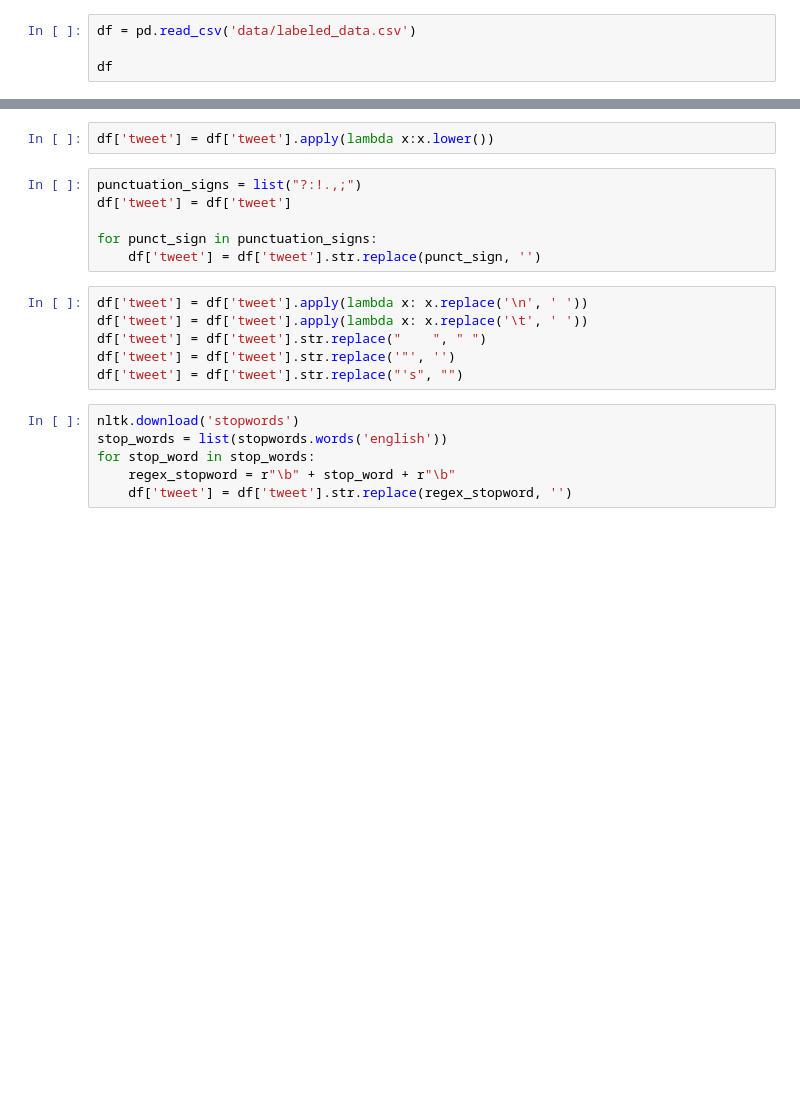
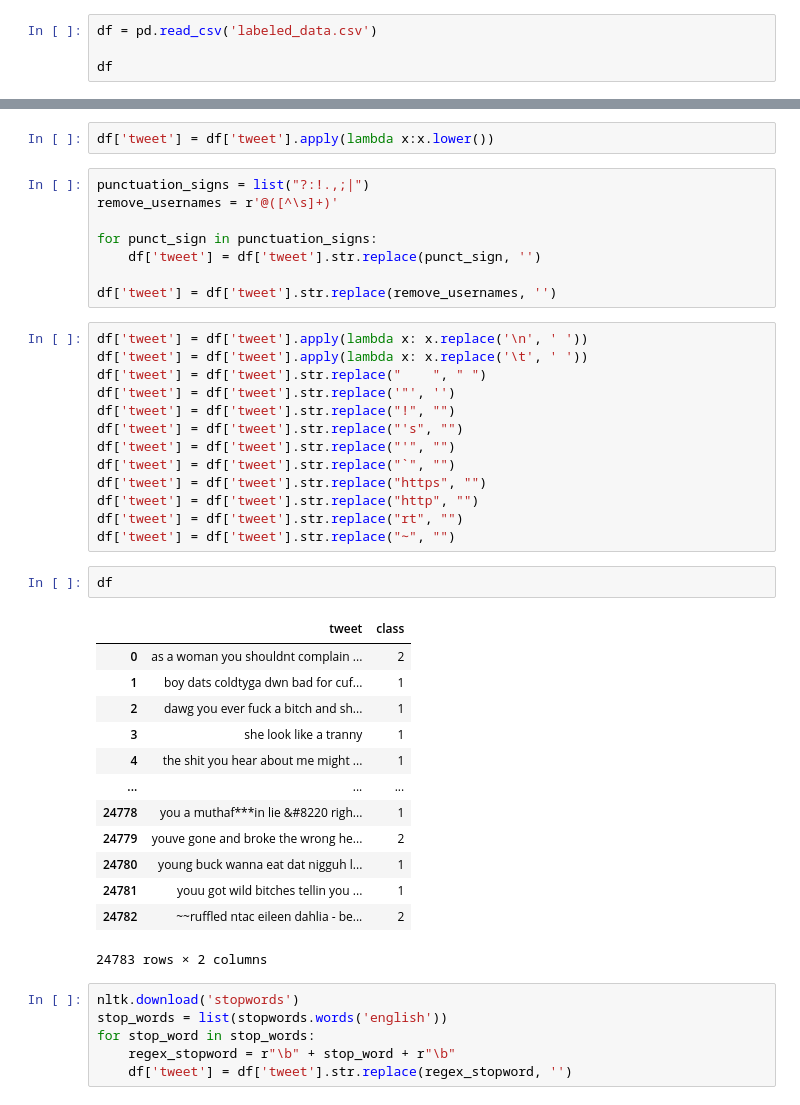
Before and after one commit to LuluW8071/Text-Sentiment-Analysis, a Jupyter notebook: Hate_Speech_Detection.ipynb, the cells around one changed output, grey strips where cells are left out. Saved outputs shown, nothing was run; the diff lists cells and outputs as text; blank space fills up the shorter version.

```diff
--- a/Hate_Speech_Detection.ipynb
+++ b/Hate_Speech_Detection.ipynb
@@ -4,7 +4,7 @@
 import pandas as pd
 import numpy as np
 # %%
-df = pd.read_csv('data/labeled_data.csv')
+df = pd.read_csv('labeled_data.csv')
 
 df
 # %% [output]
@@ -46,17 +46,42 @@ dtype: int64
 # %%
 df['tweet'] = df['tweet'].apply(lambda x:x.lower())
 # %%
-punctuation_signs = list("?:!.,;")
-df['tweet'] = df['tweet']
+punctuation_signs = list("?:!.,;|")
+remove_usernames = r'@([^\s]+)'
 
 for punct_sign in punctuation_signs:
     df['tweet'] = df['tweet'].str.replace(punct_sign, '')
+
+df['tweet'] = df['tweet'].str.replace(remove_usernames, '')
 # %%
 df['tweet'] = df['tweet'].apply(lambda x: x.replace('\n', ' '))
 df['tweet'] = df['tweet'].apply(lambda x: x.replace('\t', ' '))
 df['tweet'] = df['tweet'].str.replace("    ", " ")
 df['tweet'] = df['tweet'].str.replace('"', '')
+df['tweet'] = df['tweet'].str.replace("!", "")
 df['tweet'] = df['tweet'].str.replace("'s", "")
+df['tweet'] = df['tweet'].str.replace("'", "")
+df['tweet'] = df['tweet'].str.replace("`", "")
+df['tweet'] = df['tweet'].str.replace("https", "")
+df['tweet'] = df['tweet'].str.replace("http", "")
+df['tweet'] = df['tweet'].str.replace("rt", "")
+df['tweet'] = df['tweet'].str.replace("∼", "")
+# %%
+df
+# %% [output]
+|  | tweet | class |
+| 0 | as a woman you shouldnt complain ... | 2 |
+| 1 | boy dats coldtyga dwn bad for cuf... | 1 |
+| 2 | dawg you ever fuck a bitch and sh... | 1 |
+| 3 | she look like a tranny | 1 |
+| 4 | the shit you hear about me might ... | 1 |
+| ... | ... | ... |
+| 24778 | you a muthaf***in lie &#8220 righ... | 1 |
+| 24779 | youve gone and broke the wrong he... | 2 |
+| 24780 | young buck wanna eat dat nigguh l... | 1 |
+| 24781 | youu got wild bitches tellin you ... | 1 |
+| 24782 | ~~ruffled ntac eileen dahlia - be... | 2 |
+24783 rows × 2 columns
 # %%
 nltk.download('stopwords')
 stop_words = list(stopwords.words('english'))
```
Also changed, not shown: parts of 13 cells of this notebook.
